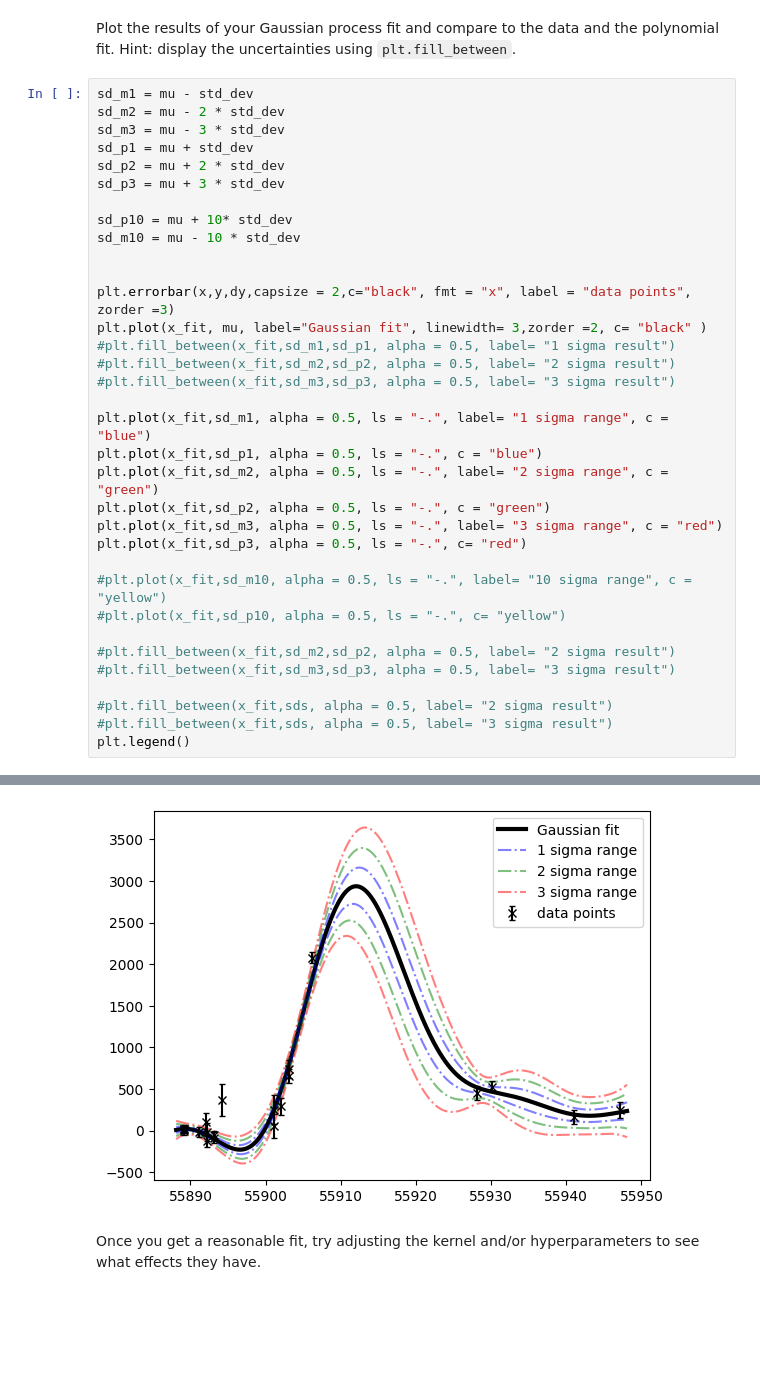
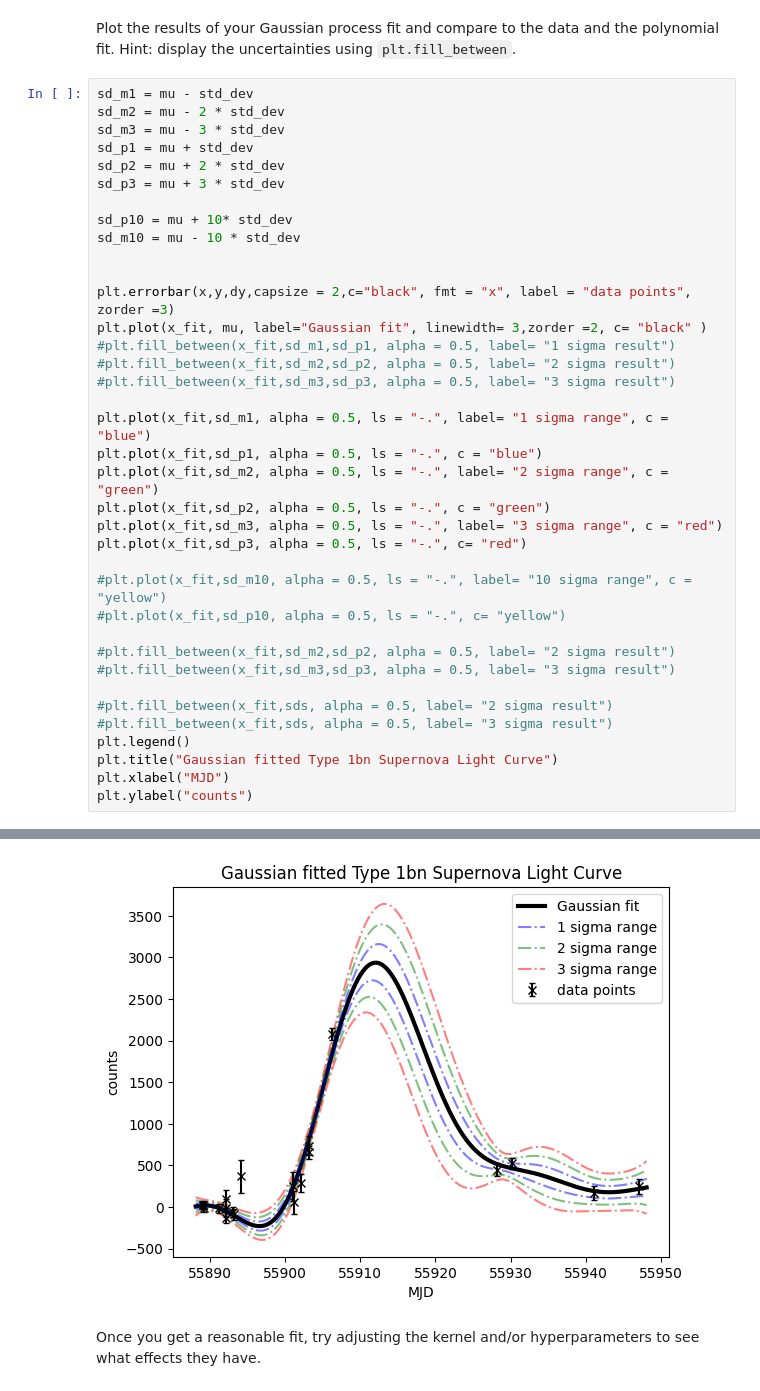
Before and after one commit to ASTR154/nonparametric-modeling, a Jupyter notebook: nonparametric-modeling.ipynb, the cells around one changed output, grey strips where cells are left out. Saved outputs shown, nothing was run; the diff lists cells and outputs as text; blank space fills up the shorter version.

```diff
--- a/nonparametric-modeling.ipynb
+++ b/nonparametric-modeling.ipynb
@@ -268,4 +274,7 @@ plt.plot(x_fit,sd_p3, alpha = 0.5, ls = "-.", c= "red")
 #plt.fill_between(x_fit,sds, alpha = 0.5, label= "2 sigma result")
 #plt.fill_between(x_fit,sds, alpha = 0.5, label= "3 sigma result")
 plt.legend()
+plt.title("Gaussian fitted Type 1bn Supernova Light Curve")
+plt.xlabel("MJD")
+plt.ylabel("counts")
 # %% [output]
@@ -273,4 +282,4 @@ plt.legend()
-[figure, old version]
+[figure, new version]
 # %% [markdown]
 Once you get a reasonable fit, try adjusting the kernel and/or hyperparameters to see what effects they have.
 # %%
```
Also changed, not shown: parts of 11 cells of this notebook.
